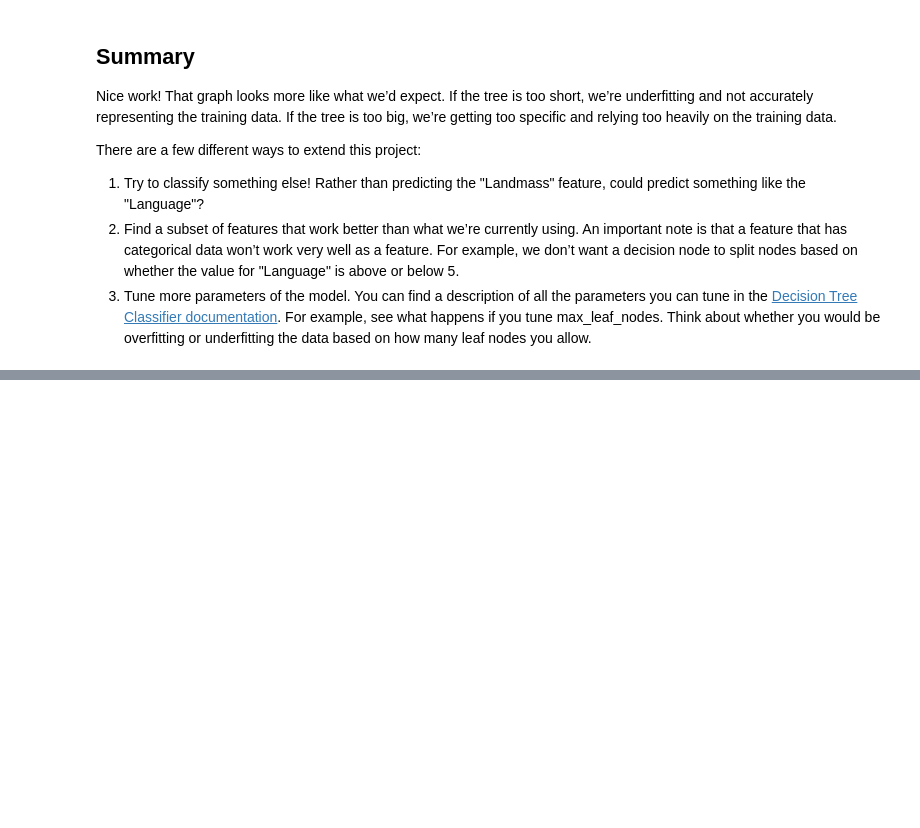
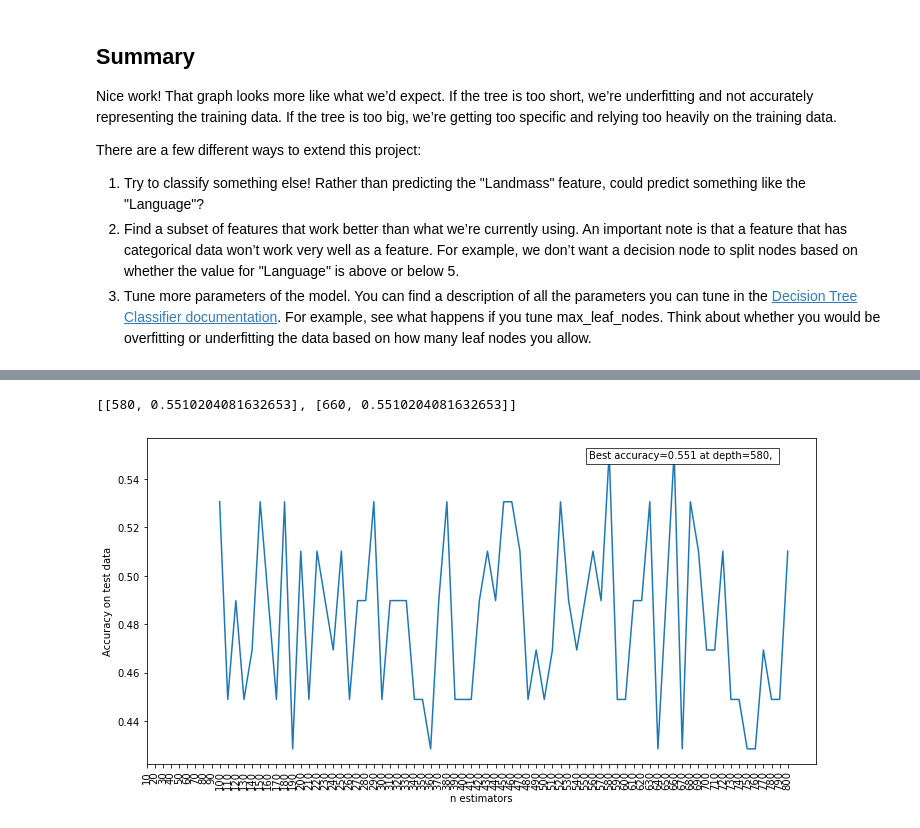
Before and after one commit to ccozens/codeacademy, a Jupyter notebook: Find_the_flag_project.ipynb, the cells around one changed output, grey strips where cells are left out. Saved outputs shown, nothing was run; the diff lists cells and outputs as text; code cells hidden in the pictures; blank space fills up the shorter version.

```diff
--- a/Find_the_flag_project.ipynb
+++ b/Find_the_flag_project.ipynb
@@ -263,0 +310,5 @@ train_trees(train_data, train_labels, 20)
+# %%
+train_forests(data, labels, 800, 10)
+# %% [output]
+[[580, 0.5510204081632653], [660, 0.5510204081632653]]
+[figure, added]
```
Also changed, not shown: parts of 9 cells of this notebook.
